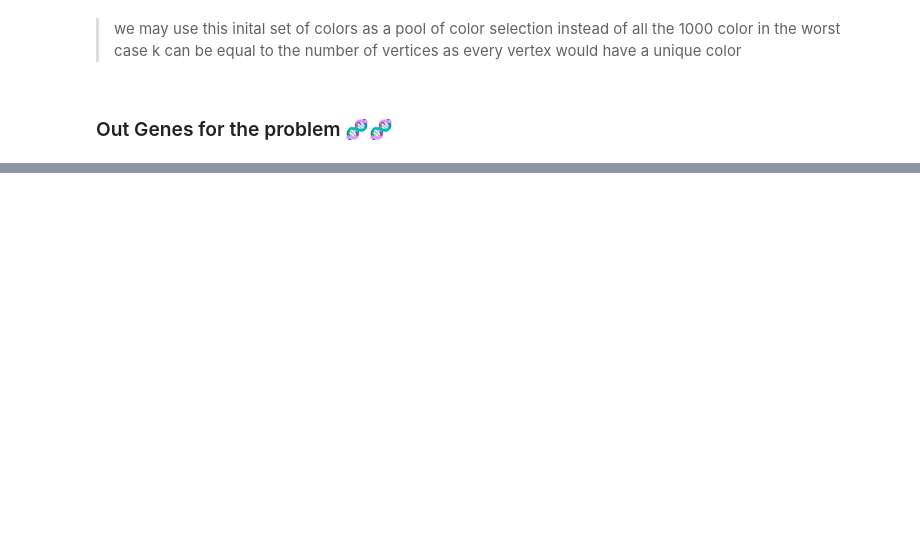
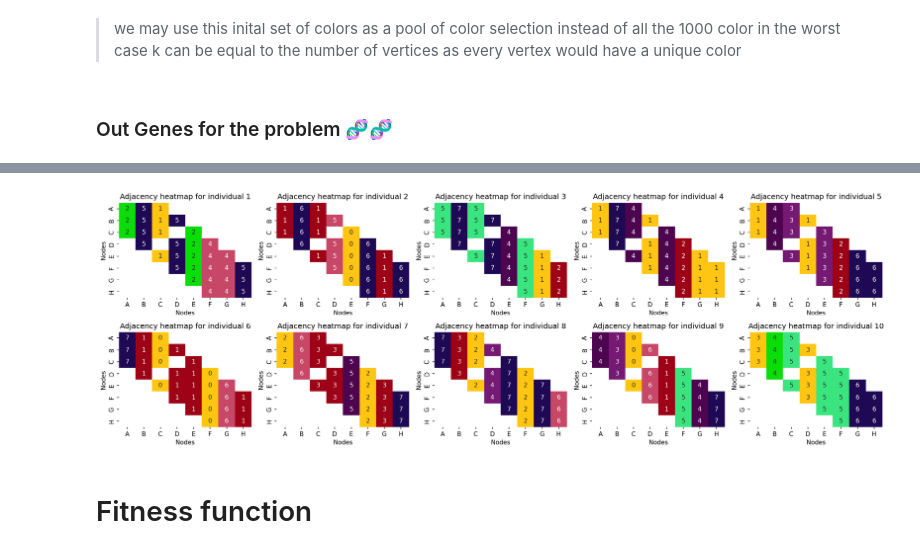
Before and after one commit to hossamAhmedSalah/Evolutionary_algorithms, a Jupyter notebook: Graph_k_coloring_Integer.ipynb, the cells around one changed output, grey strips where cells are left out. Drawn from its saved outputs; the diff is of its cells as text; code cells hidden in the pictures; blank space fills up the shorter version.

```diff
--- a/Graph_k_coloring_Integer.ipynb
+++ b/Graph_k_coloring_Integer.ipynb
@@ -383,0 +456,28 @@ plt.show()
+# %%
+def draw_pop_adjacency_heatmap(pop):
+    # Create a new figure for subplots
+    fig, axes = plt.subplots(nrows=2, ncols=5, figsize=(18, 6), dpi=150)
+    # Flatten the axes array
+    axes_flat = axes.flatten()
+
+    for i in range(len(axes_flat)):
+        # Plot heatmap with custom colors
+        sns.heatmap(adjacency_heatmap(pop[i]), cmap=cmap, annot=True, cbar=False, mask=np.array(adjacency_heatmap(pop[i])) == -1, ax=axes_flat[i])
+        axes_flat[i].set_xlabel("Nodes")
+        axes_flat[i].set_ylabel("Nodes")
+        # (location, labels)
+        axes_flat[i].set_xticks(np.arange(0.5, 8.5), [chr(ord("A") + i) for i in range(8)], size=10)
+        axes_flat[i].set_yticks(np.arange(0.5, 8.5), [chr(ord("A") + i) for i in range(8)], size=10)
+
+        axes_flat[i].set_title(f"Adjacency heatmap for individual {i+1}")
+
+    # Adjust layout
+    plt.tight_layout()
+
+
+    plt.show()
+draw_pop_adjacency_heatmap(init_pop)
+# %% [output]
+[figure, added]
+# %% [markdown]
+# Fitness function
```
Also changed, not shown: parts of 19 cells of this notebook.
